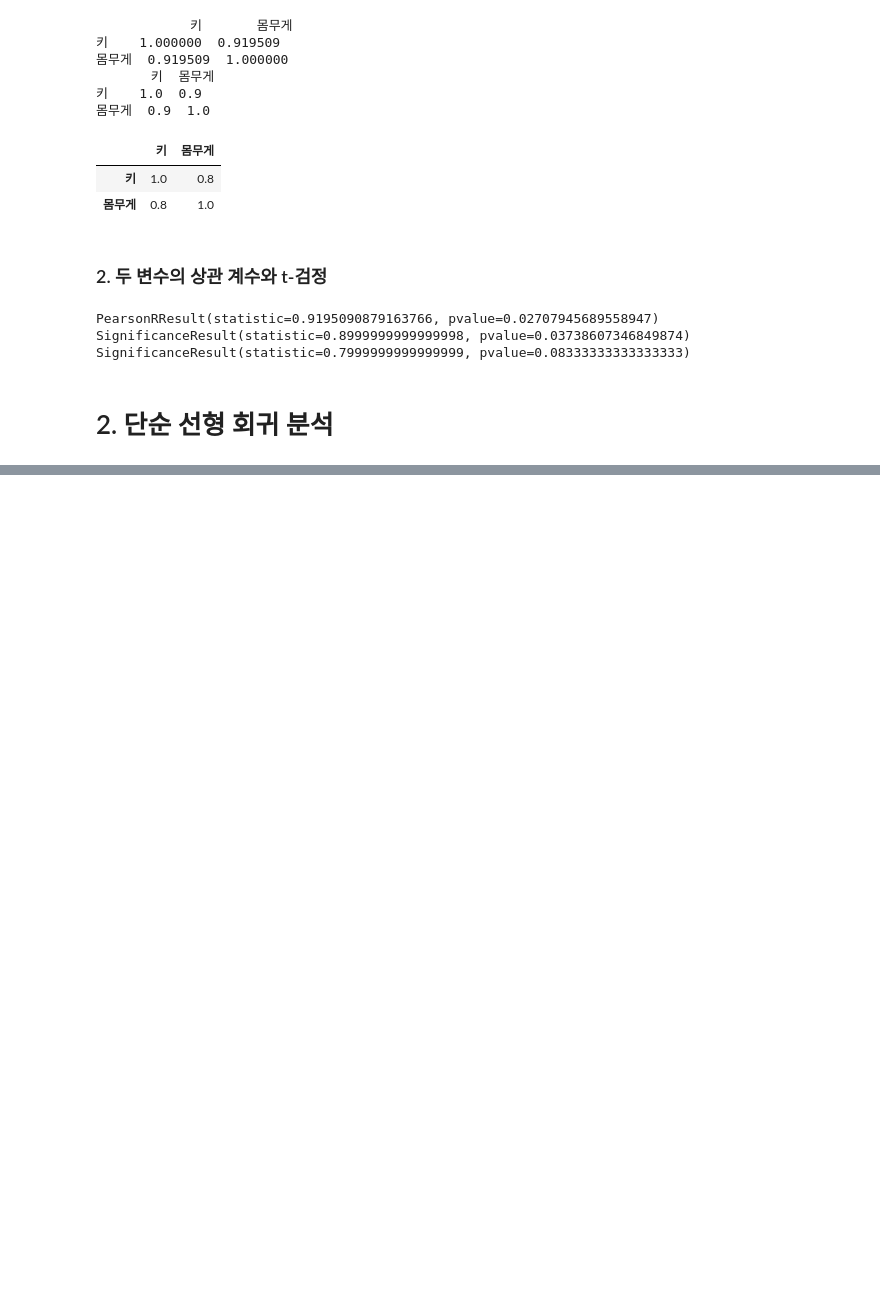
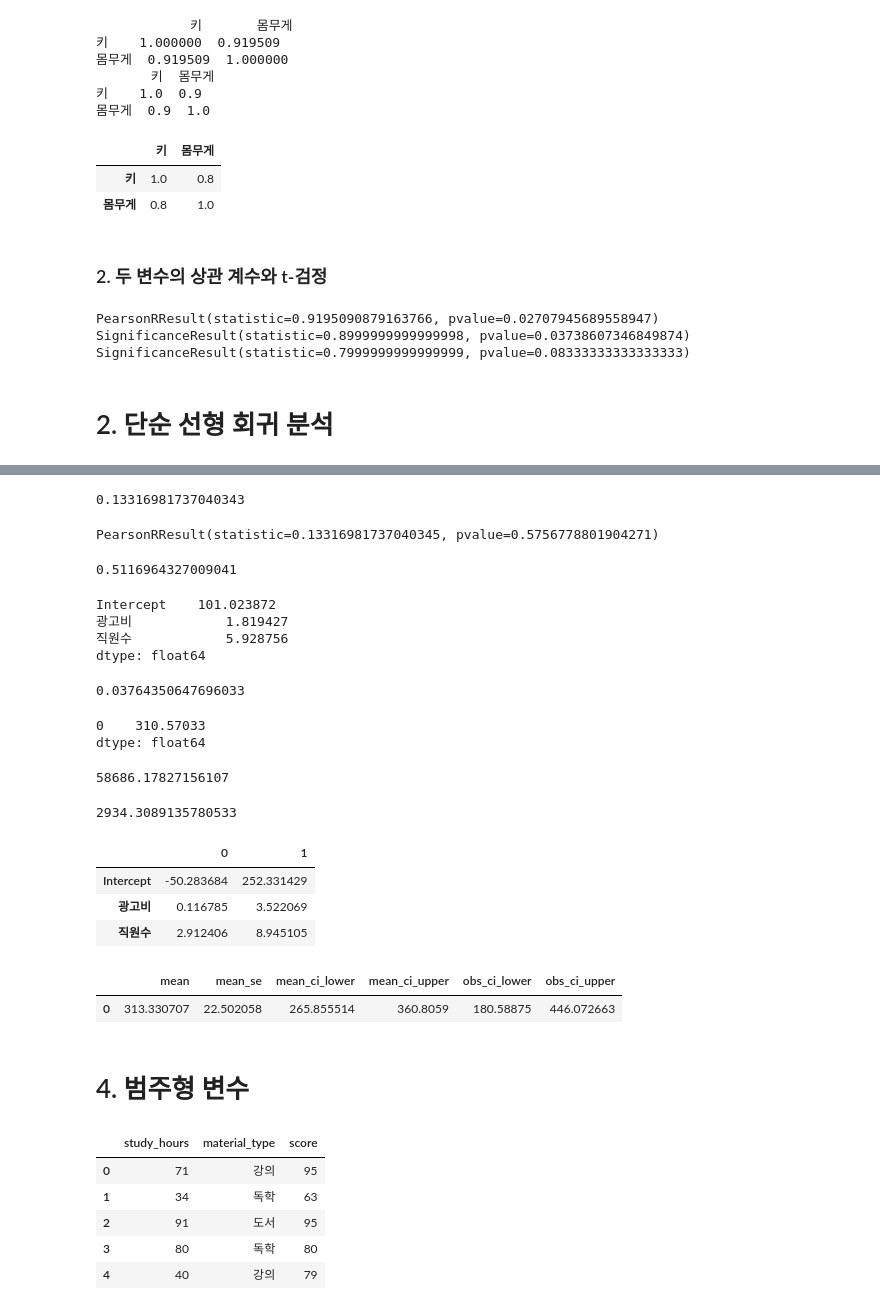
Before and after one commit to arsriu/Big_data_certificate, a Jupyter notebook: Part.3/Ch4/bigdata_analyst_Study(Ch4.) - Section.ipynb, the cells around one changed output, grey strips where cells are left out. Cells and saved outputs as stored; diff of their text form; code cells hidden in the pictures; blank space fills up the shorter version.

```diff
--- a/Part.3/Ch4/bigdata_analyst_Study(Ch4.) - Section.ipynb
+++ b/Part.3/Ch4/bigdata_analyst_Study(Ch4.) - Section.ipynb
@@ -87,0 +187,69 @@ Notes:
+# %%
+df['광고비'].corr(df['매출액'])
+# %% [output]
+0.13316981737040343
+# %%
+from scipy import stats
+stats.pearsonr(df['광고비'], df['매출액'])
+# %% [output]
+PearsonRResult(statistic=0.13316981737040345, pvalue=0.5756778801904271)
+# %%
+model.rsquared
+# %% [output]
+0.5116964327009041
+# %%
+model.params
+# %% [output]
+Intercept    101.023872
+광고비            1.819427
+직원수            5.928756
+dtype: float64
+# %%
+model.pvalues['광고비']
+# %% [output]
+0.03764350647696033
+# %%
+new_data = pd.DataFrame({'광고비' : [50], '직원수' : [20]})
+pred = model.predict(new_data)
+pred
+# %% [output]
+0    310.57033
+dtype: float64
+# %%
+df['잔차'] = df['매출액'] - model.predict(df)
+sum(df['잔차'] ** 2)
+# %% [output]
+58686.17827156107
+# %%
+df['잔차'] = df['매출액'] - model.predict(df)
+(df['잔차'] ** 2).mean()
+# %% [output]
+2934.3089135780533
+# %%
+model.conf_int(alpha = 0.05)
+# %% [output]
+|  | 0 | 1 |
+| Intercept | -50.283684 | 252.331429 |
+| 광고비 | 0.116785 | 3.522069 |
+| 직원수 | 2.912406 | 8.945105 |
+# %%
+new_data = pd.DataFrame({'광고비' : [45], '직원수' : [22]})
+pred = model.get_prediction(new_data)
+result = pred.summary_frame(alpha =0.05)
+result
+# %% [output]
+|  | mean | mean_se | mean_ci_lower | mean_ci_upper | obs_ci_lower | obs_ci_upper |
+| 0 | 313.330707 | 22.502058 | 265.855514 | 360.8059 | 180.58875 | 446.072663 |
+# %% [markdown]
+# 4. 범주형 변수
+# %%
+import pandas as pd
+df = pd.read_csv('study.csv')
+df.head()
+# %% [output]
+|  | study_hours | material_type | score |
+| 0 | 71 | 강의 | 95 |
+| 1 | 34 | 독학 | 63 |
+| 2 | 91 | 도서 | 95 |
+| 3 | 80 | 독학 | 80 |
+| 4 | 40 | 강의 | 79 |
```
Also changed, not shown: parts of 14 cells of this notebook, 2 other files.
